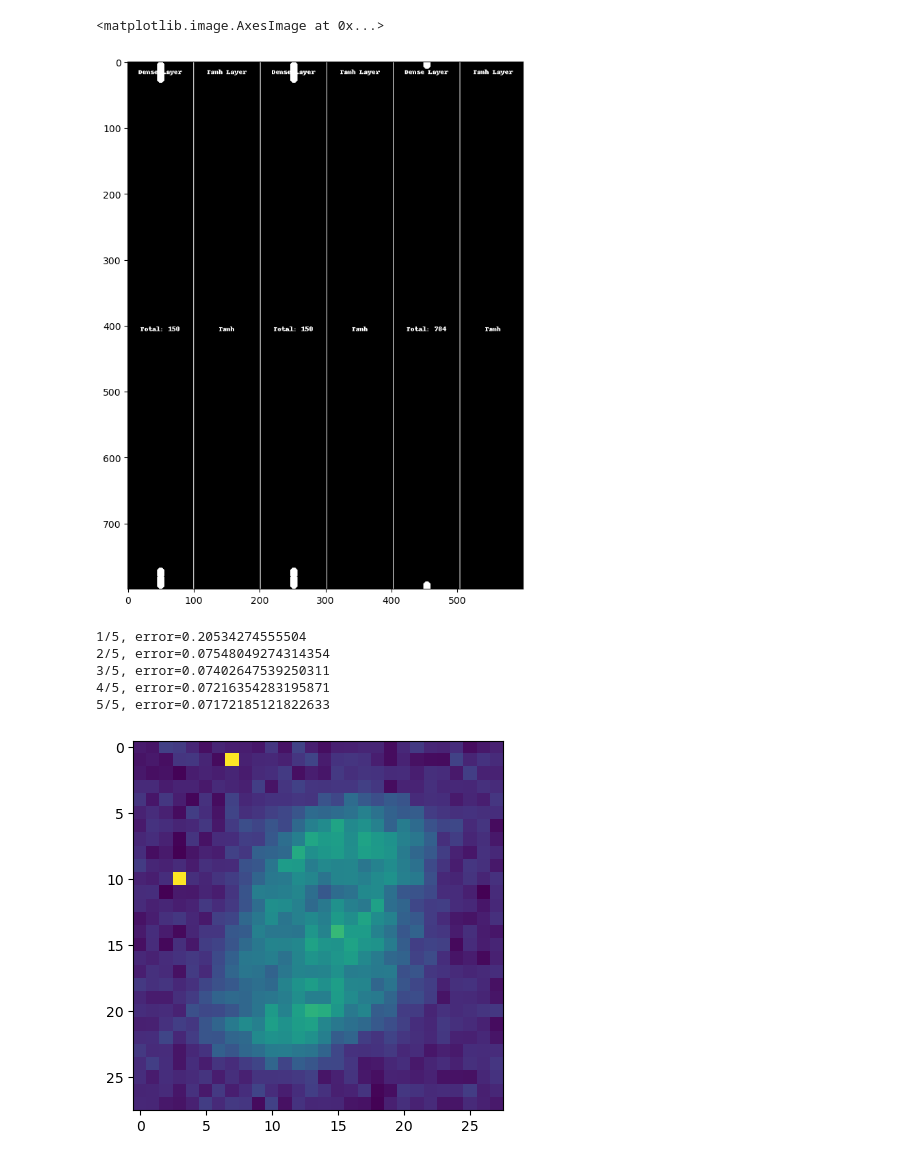
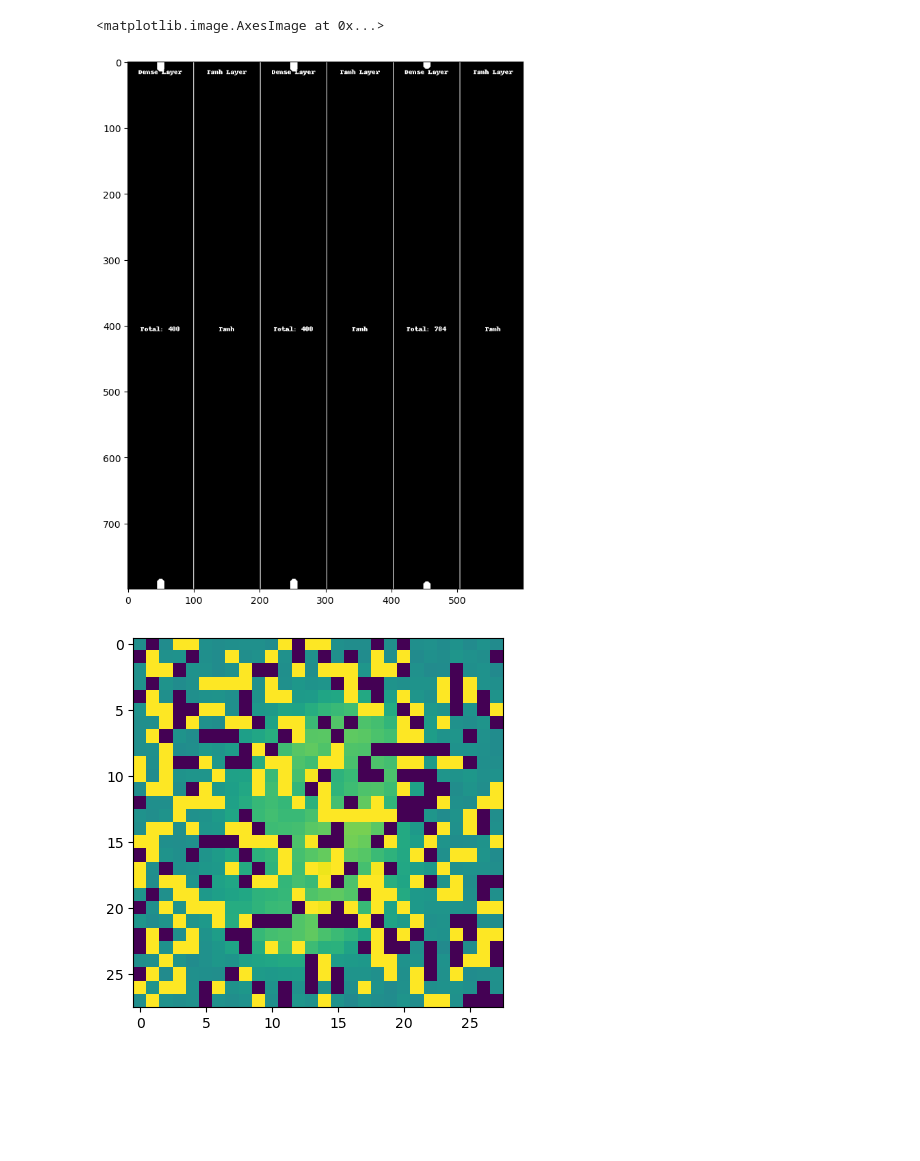
Before and after one commit to m-u-nee/generic_neural_network_implementation, a Jupyter notebook: backwards_mnist.ipynb, the cells around one changed output. Cells and saved outputs as stored; diff of their text form; code cells hidden in the pictures; blank space fills up the shorter version.

Commit message:
Added attempt to reverse MNIST in to  a generative image problem, basically attempting to draw digits. Not working at the moment

```diff
--- a/backwards_mnist.ipynb
+++ b/backwards_mnist.ipynb
@@ -30,9 +30,11 @@ x_test, y_test = preprocess_data(x_test, y_test, 10000)
 
 # neural network
 network = [
-    Dense(1, 40),
+    Dense(1, 400),
     Tanh(),
-    Dense(40, 28*28),
+    Dense(400, 400),
+    Tanh(),
+    Dense(400, 28*28),
     Tanh()
 ]
 network_image = visualize_network(network)
@@ -42,22 +44,16 @@ plt.figure(figsize=(10,10))
 plt.imshow(network_image) #Q. how to make the picture bigger? A. use plt.figure(figsize=(20,20))
 # %% [output]
 <matplotlib.image.AxesImage at 0x...>
-[figure, old version]
+[figure, new version]
 # %%
 # train
 costs = train(network, mse, mse_prime, y_train, x_train, epochs=5, batch_size = 1, learning_rate=0.01)
-# %% [output]
-1/5, error=0.20534274555504
-2/5, error=0.07548049274314354
-3/5, error=0.07402647539250311
-4/5, error=0.07216354283195871
-5/5, error=0.07172185121822633
 # %%
 # Visualize each digit, feeding the network with the number and visualizing the output
-y = 1
+y = 5
 
 x = predict(network, y)
 plt.imshow(x.reshape(28,28))
 plt.show()
 # %% [output]
-[figure, old version]
+[figure, new version]
```
